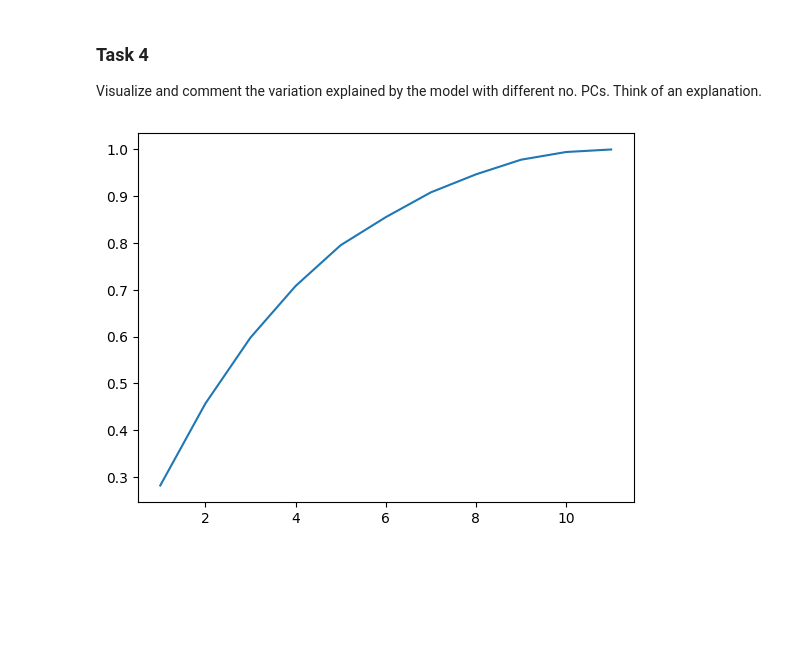
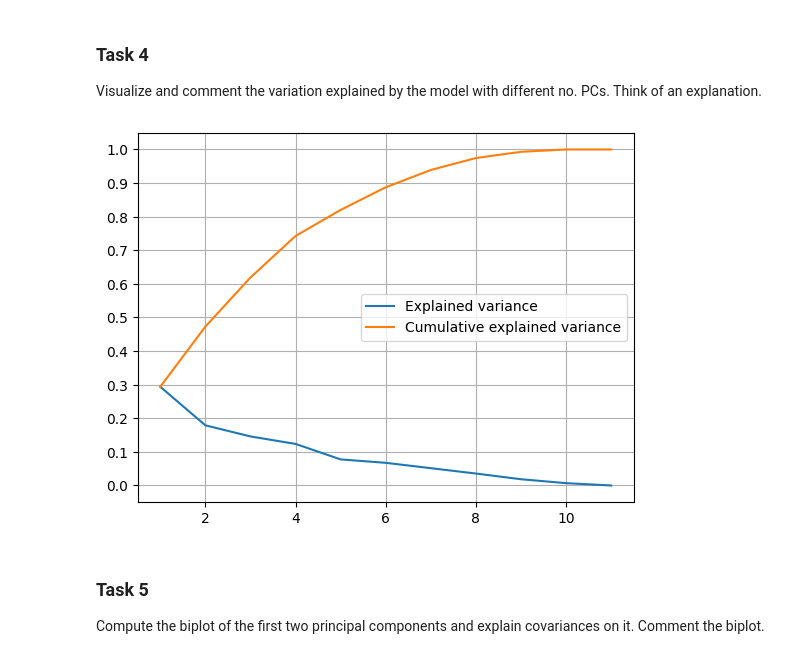
Before and after one commit to Erikkui/adaml-2024fall, a Jupyter notebook: week-02/week-02-tasks.ipynb, the cells around one changed output. Saved outputs shown, nothing was run; the diff lists cells and outputs as text; code cells hidden in the pictures; blank space fills up the shorter version.

Commit message:
Completed task 4

```diff
--- a/week-02/week-02-tasks.ipynb
+++ b/week-02/week-02-tasks.ipynb
@@ -64,25 +64,28 @@ scores = np.matmul( U, np.diag(S) )
 # %% [markdown]
 ### Task 4
 Visualize and comment the variation explained by the model with different no. PCs. Think of an explanation.
-# %%
-from sklearn.decomposition import PCA
-PC_nums = np.arange( len(S) ) + 1
-
-cum_var_ratio = []
-
-for num in PC_nums:
-  pca = PCA( n_components = num )
-  pca.fit( x )
-
-  temp = pca.explained_variance_ratio_
-  cum_var_ratio.append( np.sum( temp) )
-
-cov_X = np.cov(x)
-_, S_cov, _ = np.linalg.svd( cov_X )
-
-plt.plot( PC_nums, cum_var_ratio )
-#plt.plot( PC_nums, np.sqrt(S_cov) )
-
-plt.show()
-# %% [output]
-[figure, removed]
+# %%
+pc_nums = np.arange( len(S) ) + 1
+
+
+cov_X = np.cov(x)
+U, S_cov, V = np.linalg.svd( cov_X )
+
+S_cov = S_cov[ pc_nums - 1 ]
+explained_variances = S_cov / sum( S_cov )
+cum_explained_variances = np.cumsum( S_cov ) / sum( S_cov )
+
+plt.plot( pc_nums, explained_variances, label = "Explained variance" )
+plt.plot( pc_nums, cum_explained_variances, label = "Cumulative explained variance" )
+
+#plt.title( "Explained variance of components" )
+plt.yticks( np.arange( 0, 1.1, step = 0.1 ) )
+plt.grid()
+plt.legend( loc = 'center right' )
+
+plt.show()
+# %% [output]
+[figure, added]
+# %% [markdown]
+### Task 5
+Compute the biplot of the first two principal components and explain covariances on it. Comment the biplot.
```
